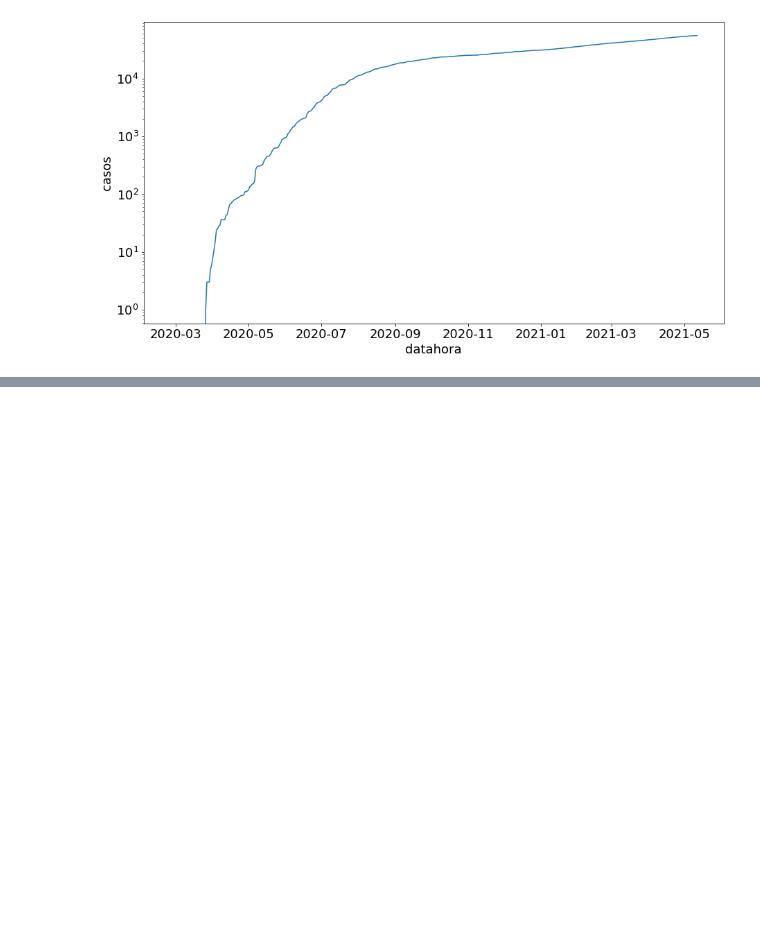
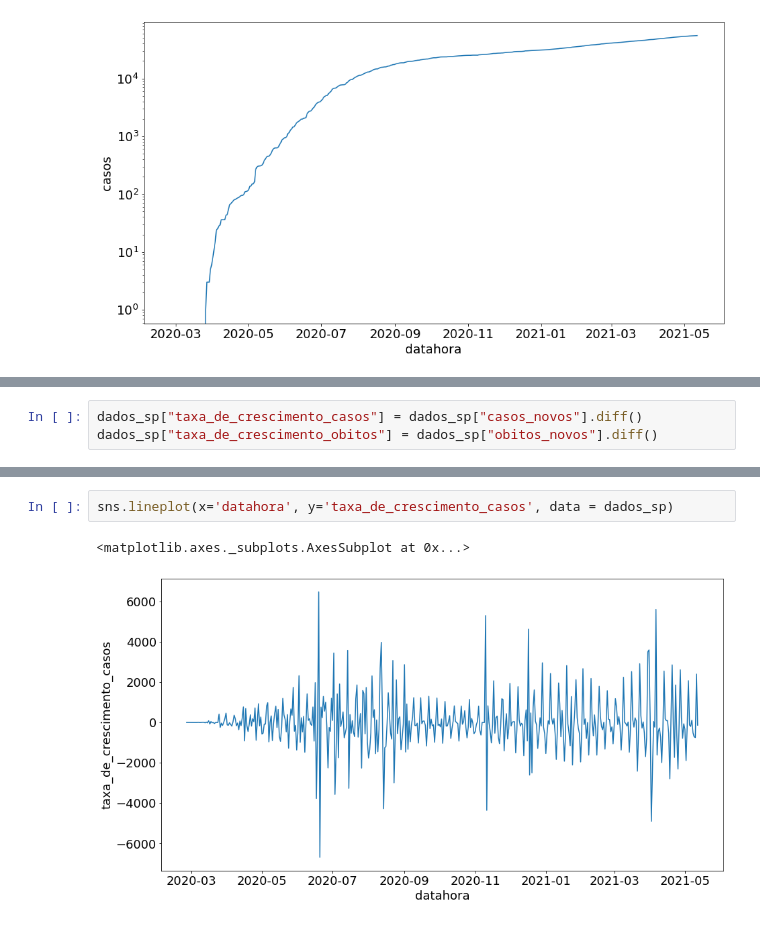
Before and after one commit to laugustovieira/prophet_covid, a Jupyter notebook: prophet_covid.ipynb, the cells around one changed output, grey strips where cells are left out. Saved outputs shown, nothing was run; the diff lists cells and outputs as text; blank space fills up the shorter version.

```diff
--- a/prophet_covid.ipynb
+++ b/prophet_covid.ipynb
@@ -76,0 +111,3 @@ mpl.pyplot.yscale("log")
+# %%
+dados_sp["taxa_de_crescimento_casos"] = dados_sp["casos_novos"].diff()
+dados_sp["taxa_de_crescimento_obitos"] = dados_sp["obitos_novos"].diff()
@@ -76,0 +124,5 @@ mpl.pyplot.yscale("log")
+# %%
+sns.lineplot(x='datahora', y='taxa_de_crescimento_casos', data = dados_sp)
+# %% [output]
+<matplotlib.axes._subplots.AxesSubplot at 0x...>
+[figure, added]
```
Also changed, not shown: parts of 22 cells of this notebook.
